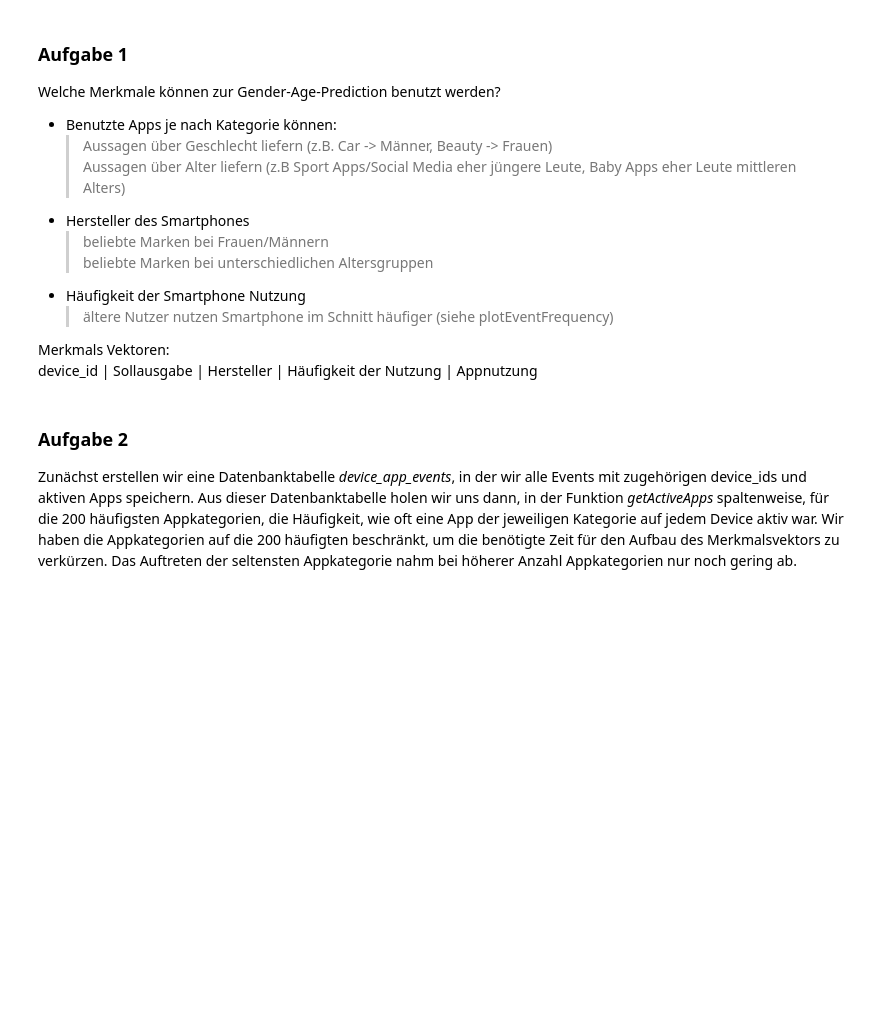
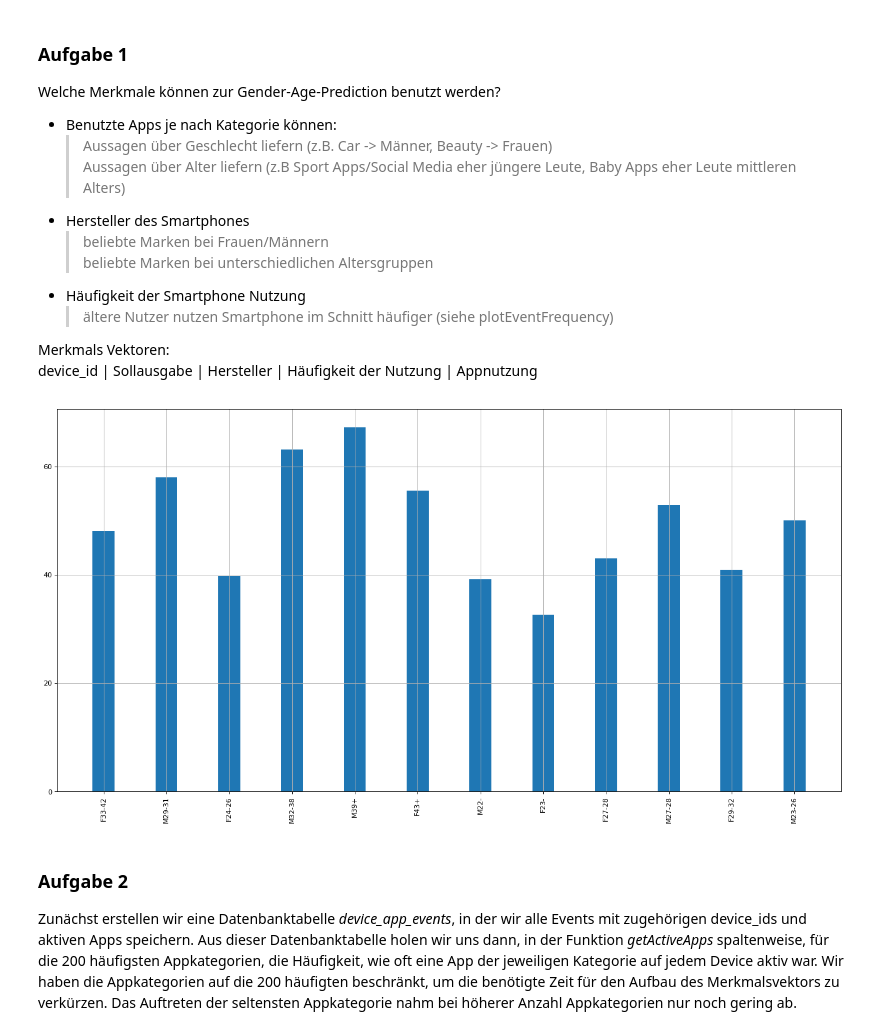
Before and after one commit to codeOfJannik/DataMining_Projects, a Jupyter notebook: task1_MobileUsers/VersuchMobileUsers.ipynb, the cells around one changed output. Saved outputs shown, nothing was run; the diff lists cells and outputs as text; code cells hidden in the pictures; blank space fills up the shorter version.

```diff
--- a/task1_MobileUsers/VersuchMobileUsers.ipynb
+++ b/task1_MobileUsers/VersuchMobileUsers.ipynb
@@ -725,33 +731,36 @@ def plotEventFrequency():
     numberOfEvents['eventCount'] = np.zeros(len(numberOfEvents))
     deviceIds = tuple(numberOfEvents.device.values)
     eventCount = pd.read_sql(
         "SELECT device_id as device, COUNT(device_id) as eventCount FROM events WHERE device_id IN "
         + str(deviceIds)
         + " GROUP BY device",
         disk_engine)
     count_dict = dict(zip(eventCount.device, eventCount.eventCount))
 
     y = []
     x = set(list(numberOfEvents.agegroup.values))
+    plt.figure(figsize=(20, 10), dpi=80)
     plt.xticks(np.arange(12), x, rotation=90)
     plt.yticks(np.arange(0, 220, 20))
 
     for group in x:
         devices = numberOfEvents.loc[numberOfEvents['agegroup'] == group].device.values
         frequency = 0
         count = 0
         for device in devices:
             if device in count_dict.keys():
                 frequency += count_dict[device]
                 count += 1
         frequency = frequency / count
         y.append(frequency)
 
     plt.bar(np.arange(12), y, 0.35)
     plt.grid(True)
     plt.show()
 
 plotEventFrequency()
+# %% [output]
+[figure, added]
 # %% [markdown]
 ### Aufgabe 2
 Zunächst erstellen wir eine Datenbanktabelle *device_app_events*, in der wir alle Events mit zugehörigen device_ids und aktiven Apps speichern. Aus dieser Datenbanktabelle holen wir uns dann, in der Funktion *getActiveApps* spaltenweise, für die 200 häufigsten Appkategorien, die Häufigkeit, wie oft eine App der jeweiligen Kategorie auf jedem Device aktiv war. Wir haben die Appkategorien auf die 200 häufigten beschränkt, um die benötigte Zeit für den Aufbau des Merkmalsvektors zu verkürzen. Das Auftreten der seltensten Appkategorie nahm bei höherer Anzahl Appkategorien nur noch gering ab.
```
Also changed, not shown: parts of 10 cells of this notebook, 4 other files.
